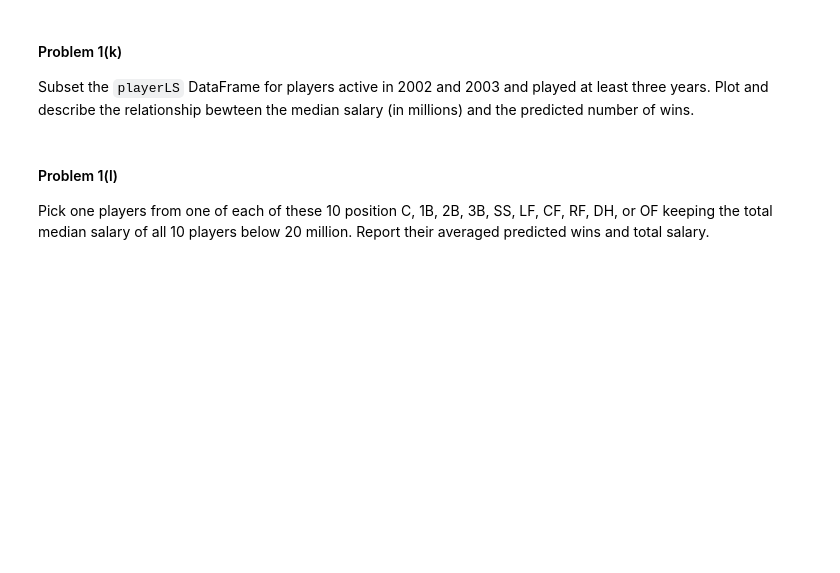
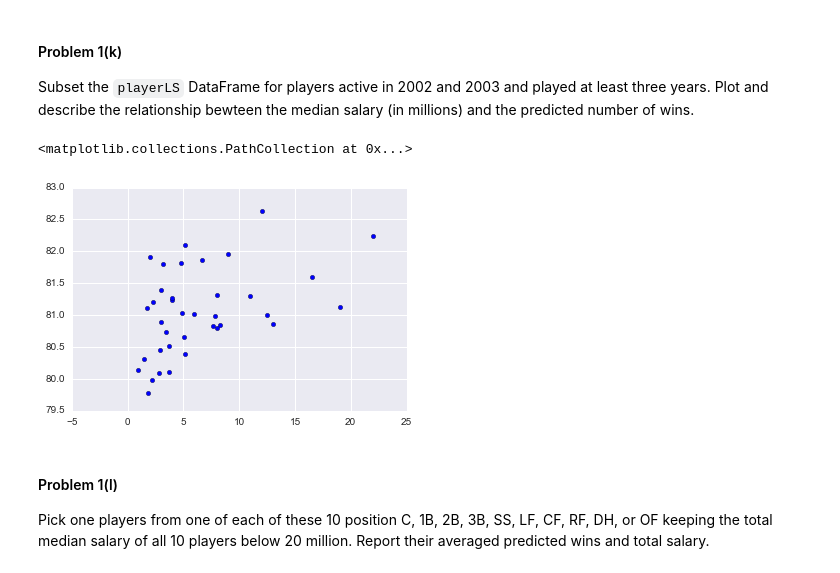
Before and after one commit to adriannr/2014, a Jupyter notebook: homework/HW3.ipynb, the cells around one changed output. Saved outputs shown, nothing was run; the diff lists cells and outputs as text; code cells hidden in the pictures; blank space fills up the shorter version.

```diff
--- a/homework/HW3.ipynb
+++ b/homework/HW3.ipynb
@@ -305,0 +342,8 @@ Using the `playerstats` DataFrame created in Problem 1(g), create a new DataFram
+# %%
+### Your code here ###
+grouped = playerstats.groupby('playerID')
+playerLS =grouped[['playerID','1B','2B','3B','HR','BB']].agg(np.mean).reset_index()
+playerLS=master[['playerID','debut','finalGame']].merge(playerLS, how='inner',on='playerID')
+playerLS.debut = playerLS.debut.map(lambda x: int(x[-4:]))
+playerLS.finalGame = playerLS.finalGame.map(lambda x: int(x[-4:]))
+playerLS.head()
@@ -315,0 +365,4 @@ Compute the OPW for each player based on the average rates in the `playerLS` Dat
+# %%
+### Your code here ###
+playerLS['OPW'] = est.predict(playerLS[['1B','2B','3B','HR','BB']])
+playerLS.head()
@@ -322,2 +380,18 @@ Add four columns to the `playerLS` DataFrame that contains the player's position
+# %%
+### Your code here ###
+
+from collections import defaultdict
+
+def find_pos(df):
+    positions = df.POS
+    d = defaultdict(int)
+    for pos in positions:
+        d[pos] += 1
+    result = max(d.iteritems(), key=lambda x: x[1])
+    return result[0]
+
+positions_df = fielding.groupby("playerID").apply(find_pos)
+positions_df = positions_df.reset_index()
+positions_df = positions_df.rename(columns={0:"POS"})
 # %% [markdown]
 Show the head of the `playerLS` DataFrame.
@@ -325,0 +398,5 @@ Show the head of the `playerLS` DataFrame.
+# %%
+### Your code here ###
+playerLS_merged = positions_df.merge(playerLS, how='inner', on="playerID")
+playerLS_merged = playerLS_merged.merge(median_salaries, how='inner', on=['playerID'])
+playerLS_merged.head()
@@ -332,3 +414,13 @@ Subset the `playerLS` DataFrame for players active in 2002 and 2003 and played a
+# %%
+### Your code here ###
+active = playerLS_merged[(playerLS_merged["debut"] <= 2005) & \
+                         (playerLS_merged["finalGame"] >= 2006) & \
+                         (playerLS_merged["finalGame"] - playerLS_merged["debut"] >= 3)  ]
+
+plt.scatter(active.salary/10**6,active.OPW)
+# %% [output]
+<matplotlib.collections.PathCollection at 0x...>
+[figure, added]
 # %% [markdown]
 #### Problem 1(l)
 Pick one players from one of each of these 10 position C, 1B, 2B, 3B, SS, LF, CF, RF, DH, or OF keeping the total median salary of all 10 players below 20 million. Report their averaged predicted wins and total salary.
```
Also changed, not shown: parts of 33 cells of this notebook.
